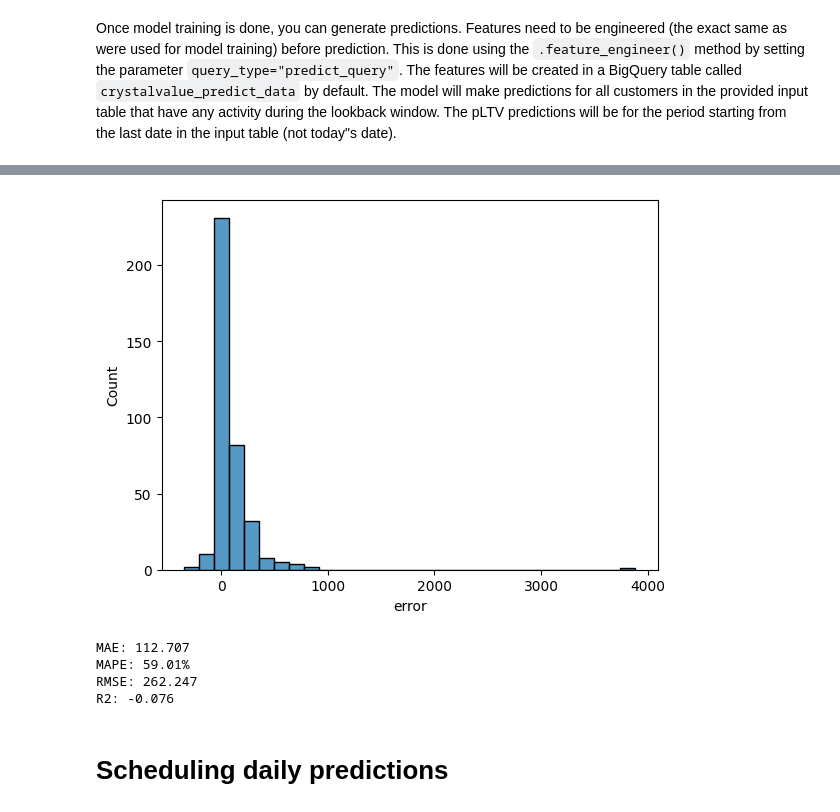
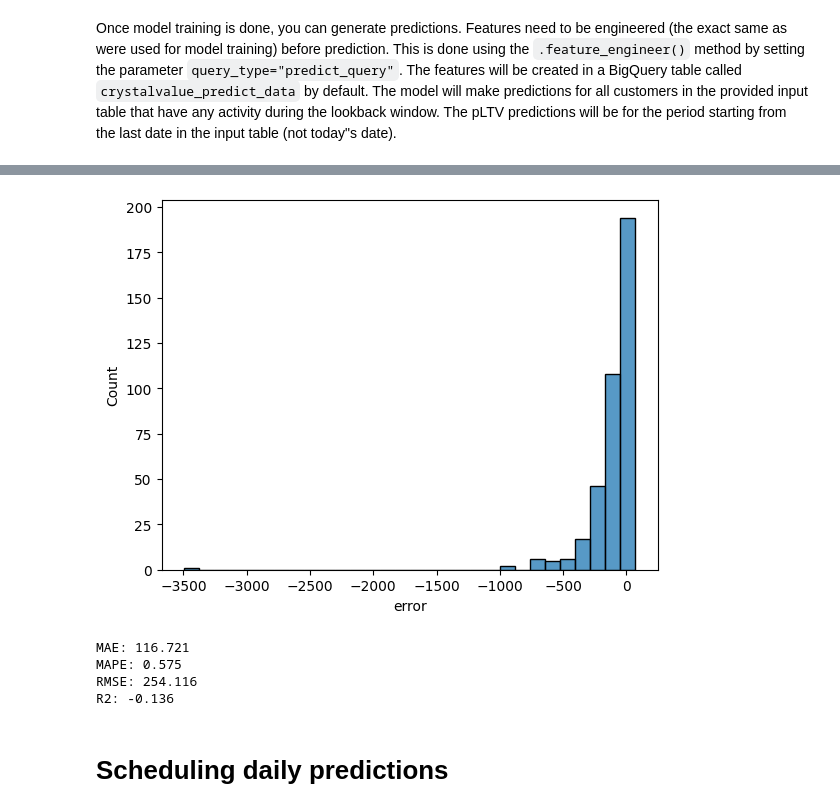
Before and after one commit to PeDiot/crystalvalue, a Jupyter notebook: notebook.ipynb, the cells around one changed output, grey strips where cells are left out. Drawn from its saved outputs; the diff is of its cells as text; code cells hidden in the pictures.

```diff
--- a/notebook.ipynb
+++ b/notebook.ipynb
@@ -313,3 +343,12 @@ INFO:root:Created table 'pltv-457408.crystalvalue.crystalvalue_predict_data' in
+# %%
+from src.model_evaluation import get_test_set
+
+crystalvalue_predict_data = get_test_set(
+    bigquery_client=bq_client,
+    dataset_id=GCP_DATASET_ID,
+    table_name=pipeline.training_table_name,
+    location=GCP_LOCATION
+)
 # %%
 predictions = pipeline.predict(
     input_table=crystalvalue_predict_data,
@@ -358,0 +359,20 @@ sns.scatterplot(data=data, x="predicted_value", y="actual_value", alpha=0.5)
+# %%
+query = f"""
+WITH
+PredictCustomerIds AS (
+SELECT customer_id, lookahead_start, lookahead_stop
+FROM `{GCP_PROJECT_ID}.{GCP_DATASET_ID}.{pipeline.training_table_name}`
+WHERE predefined_split_column = 'TEST'
+)
+SELECT CAST(TX_DATA.customer_id AS STRING) AS customer_id, SUM(TX_DATA.value) AS actual_value
+FROM `{GCP_PROJECT_ID}.{GCP_DATASET_ID}.{GCP_TABLE_ID}` AS TX_DATA
+INNER JOIN PredictCustomerIds
+ON CAST(TX_DATA.customer_id AS STRING) = PredictCustomerIds.customer_id
+WHERE DATE(TX_DATA.date) BETWEEN DATE(PredictCustomerIds.lookahead_start) AND DATE(PredictCustomerIds.lookahead_stop)
+GROUP BY CAST(TX_DATA.customer_id AS STRING)
+"""
+result = bq_client.query(query).result()
+actual = result.to_dataframe()
+# %%
+final_dataset = pd.merge(predictions, actual, on="customer_id", how="inner")
+final_dataset["error"] = final_dataset["predicted_value"] - final_dataset["actual_value"]
@@ -359,22 +393,17 @@ sns.scatterplot(data=data, x="predicted_value", y="actual_value", alpha=0.5)
 # %%
-sns.histplot(data=data, x="error", bins=30);
+sns.histplot(data=final_dataset, x="error", bins=30);
 # %% [output]
-[figure, old version]
+[figure, new version]
-# %%
-mae = data["error"].abs().mean()
-mape = (data["error"] / data["actual_value"]).abs().mean()
-rmse = (data["error"]**2).mean()**0.5
-r2 = 1 - (data["error"]**2).sum() / ((data["actual_value"] - data["actual_value"].mean())**2).sum()
-
-print(f"MAE: {mae:.3f}")
-print(f"MAPE: {mape:.2%}")
-print(f"RMSE: {rmse:.3f}")
-print(f"R2: {r2:.3f}")
-# %% [output]
-MAE: 112.707
-MAPE: 59.01%
-RMSE: 262.247
-R2: -0.076
+# %%
+metrics = calculate_regression_metrics(final_dataset)
+
+for key, value in metrics.items():
+    print(f"{key}: {value:.3f}")
+# %% [output]
+MAE: 116.721
+MAPE: 0.575
+RMSE: 254.116
+R2: -0.136
 # %% [markdown]
 # Scheduling daily predictions
 # %% [markdown]
```
Also changed, not shown: parts of 29 cells of this notebook, 6 other files.
